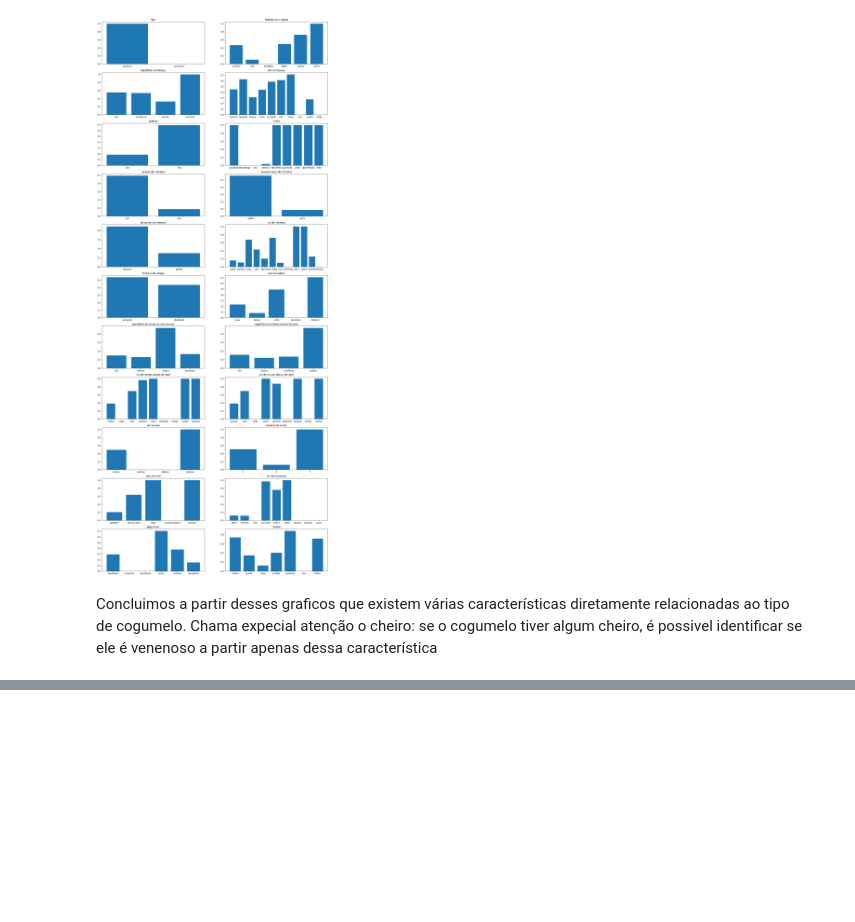
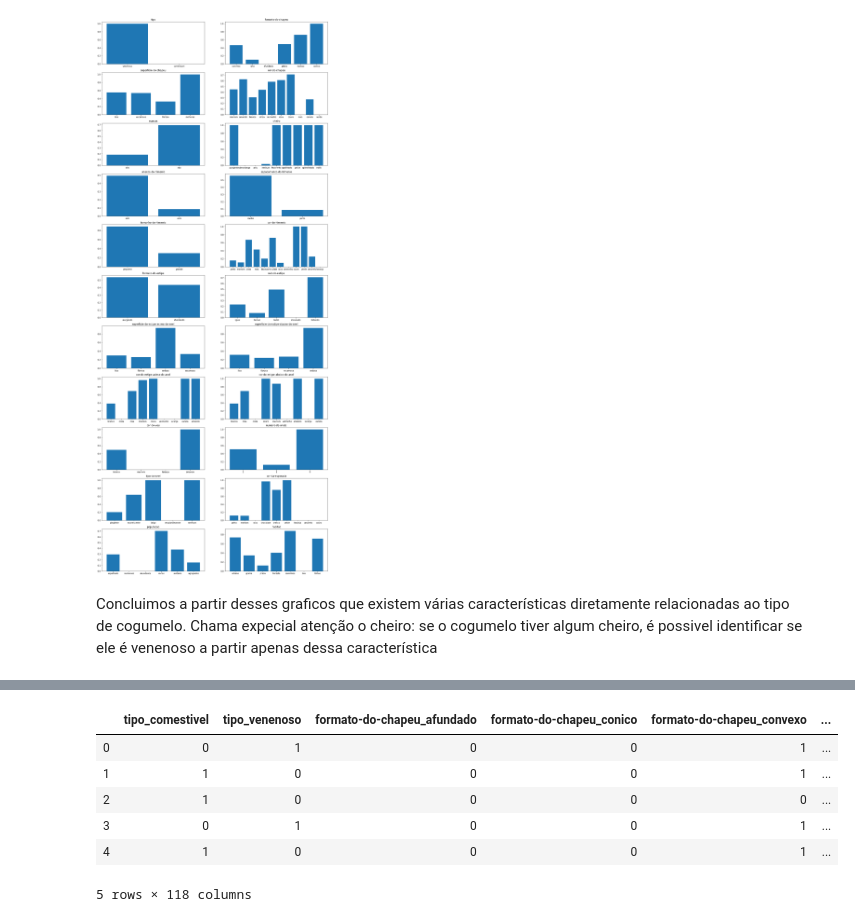
Before and after one commit to andscost/Probabilidade-de-um-cogumelo-ser-comestivel, a Jupyter notebook: Notebook.ipynb, the cells around one changed output, grey strips where cells are left out. Cells and saved outputs as stored; diff of their text form; code cells hidden in the pictures; blank space fills up the shorter version.

```diff
--- a/Notebook.ipynb
+++ b/Notebook.ipynb
@@ -166,0 +172,2 @@ Concluimos a partir desses graficos que existem várias características diretam
+# %%
+data_clean_dummies = pd.get_dummies(data_clean)
@@ -166,0 +182,10 @@ Concluimos a partir desses graficos que existem várias características diretam
+# %%
+data_clean_dummies.head()
+# %% [output]
+|  | tipo_comestivel | tipo_venenoso | formato-do-chapeu_afundado | formato-do-chapeu_conico | formato-do-chapeu_convexo | ... |
+| 0 | 0 | 1 | 0 | 0 | 1 | ... |
+| 1 | 1 | 0 | 0 | 0 | 1 | ... |
+| 2 | 1 | 0 | 0 | 0 | 0 | ... |
+| 3 | 0 | 1 | 0 | 0 | 1 | ... |
+| 4 | 1 | 0 | 0 | 0 | 1 | ... |
+5 rows × 118 columns
```
Also changed, not shown: parts of 6 cells of this notebook.
